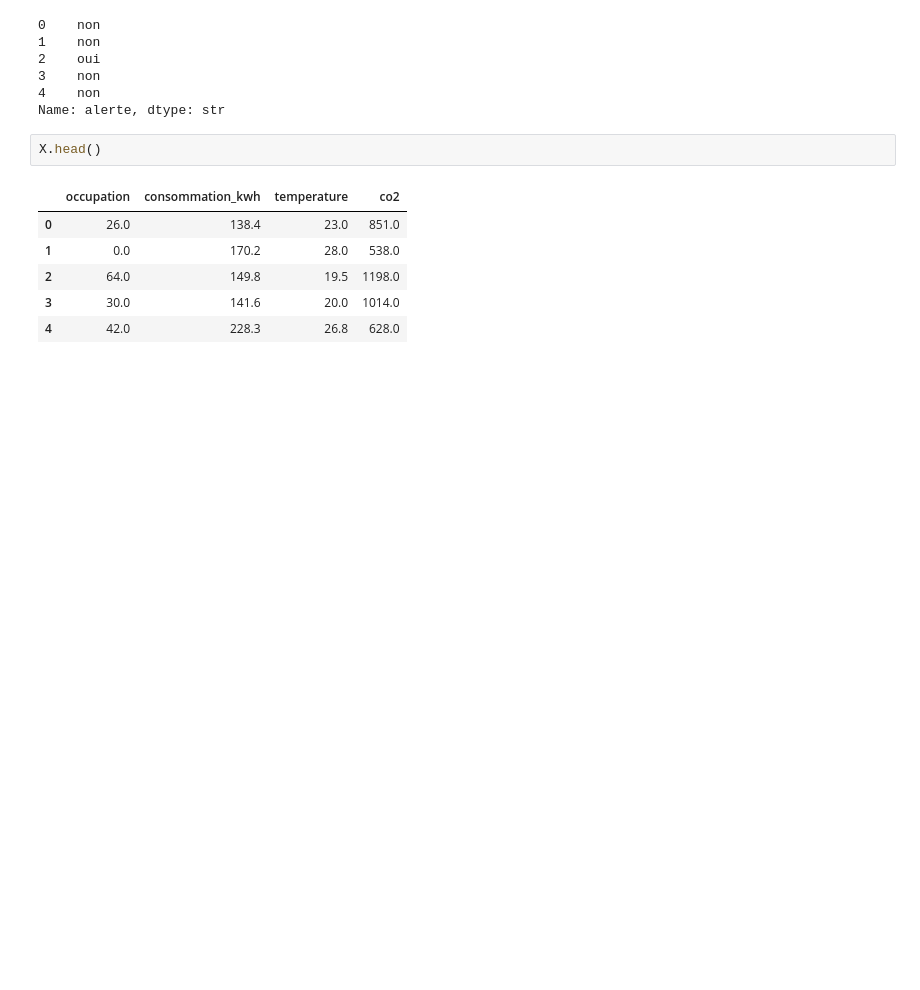
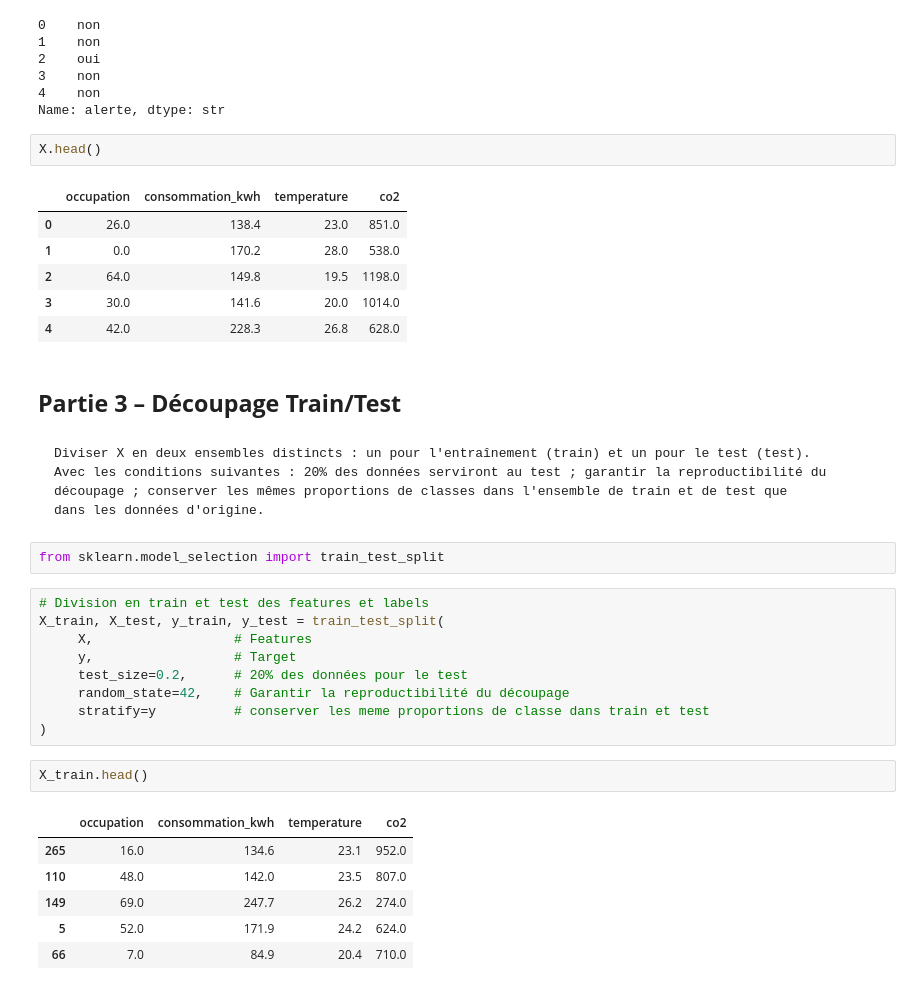
Before and after one commit to Alassanee/atelier_prepa_donnees_tab, a Jupyter notebook: notebooks/atelier_prepa_donnees_tab.ipynb, the cells around one changed output. Saved outputs shown, nothing was run; the diff lists cells and outputs as text; blank space fills up the shorter version.

Commit message:
Division en donnees de train et de test pour l'entrainement du model de prediction

````diff
--- a/notebooks/atelier_prepa_donnees_tab.ipynb
+++ b/notebooks/atelier_prepa_donnees_tab.ipynb
@@ -602,3 +602,32 @@ X.head()
 | 2 | 64.0 | 149.8 | 19.5 | 1198.0 |
 | 3 | 30.0 | 141.6 | 20.0 | 1014.0 |
 | 4 | 42.0 | 228.3 | 26.8 | 628.0 |
+# %% [markdown]
+## **Partie 3 – Découpage Train/Test**
+# %% [markdown]
+```
+Diviser X en deux ensembles distincts : un pour l'entraînement (train) et un pour le test (test).
+Avec les conditions suivantes : 20% des données serviront au test ; garantir la reproductibilité du
+découpage ; conserver les mêmes proportions de classes dans l'ensemble de train et de test que
+dans les données d'origine.
+```
+# %%
+from sklearn.model_selection import train_test_split
+# %%
+# Division en train et test des features et labels
+X_train, X_test, y_train, y_test = train_test_split(
+     X,                  # Features
+     y,                  # Target
+     test_size=0.2,      # 20% des données pour le test
+     random_state=42,    # Garantir la reproductibilité du découpage
+     stratify=y          # conserver les meme proportions de classe dans train et test
+)
+# %%
+X_train.head()
+# %% [output]
+|  | occupation | consommation_kwh | temperature | co2 |
+| 265 | 16.0 | 134.6 | 23.1 | 952.0 |
+| 110 | 48.0 | 142.0 | 23.5 | 807.0 |
+| 149 | 69.0 | 247.7 | 26.2 | 274.0 |
+| 5 | 52.0 | 171.9 | 24.2 | 624.0 |
+| 66 | 7.0 | 84.9 | 20.4 | 710.0 |
````
Also changed, not shown: parts of 3 cells of this notebook.
